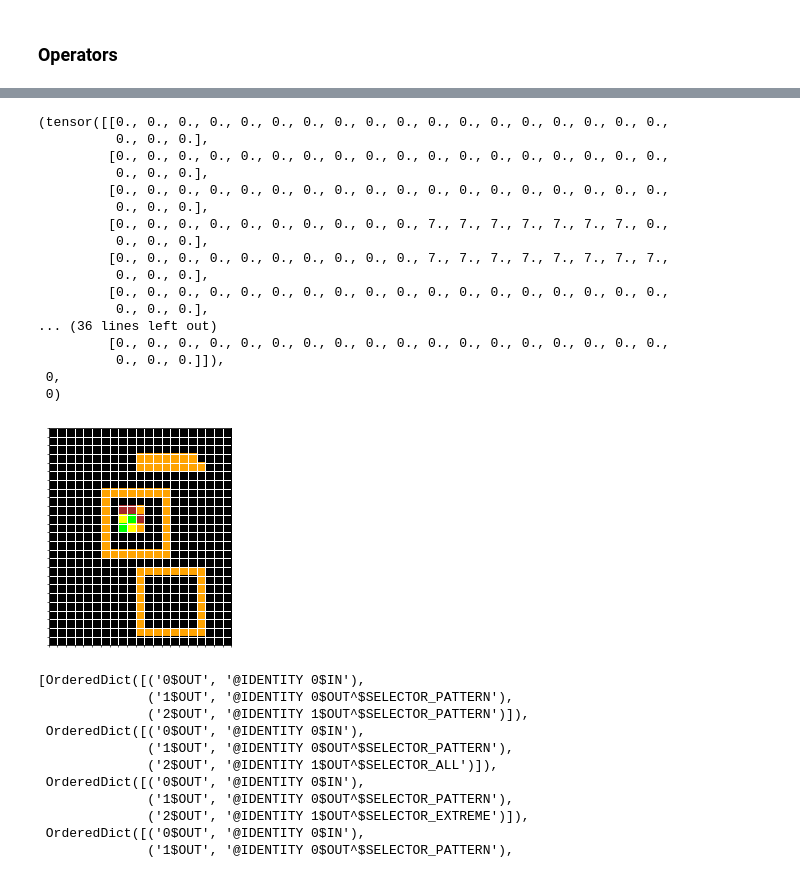
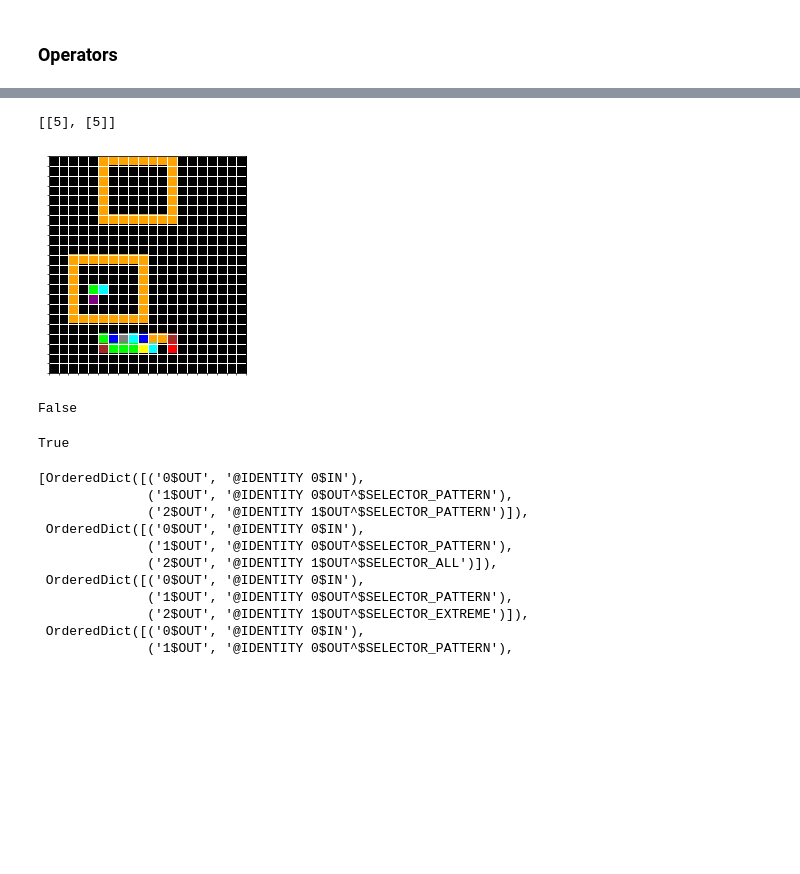
Before and after one commit to frankaging/BabyARC, a Jupyter notebook: code/dataset/demo.ipynb, the cells around one changed output, grey strips where cells are left out. Cells and saved outputs as stored; diff of their text form; code cells hidden in the pictures; blank space fills up the shorter version.

Commit message:
update operator

```diff
--- a/code/dataset/demo.ipynb
+++ b/code/dataset/demo.ipynb
@@ -681,2 +789,0 @@ class OperatorEngine(object):
-# %%
-canvas_new_list, _ = OperatorEngine().operate_rotate([canvas1, canvas2], [["obj_0"], ["obj_1"]])
@@ -704,24 +790,19 @@ canvas1.render()
+# %%
+OperatorEngine().select_numeric([canvas1, canvas2], [["obj_3"], ["obj_1"]])
+# %% [output]
+[[5], [5]]
 # %%
-canvas_new_list[0].render()
+_ = canvas_new_list[0].render()
 # %% [output]
-(tensor([[0., 0., 0., 0., 0., 0., 0., 0., 0., 0., 0., 0., 0., 0., 0., 0., 0., 0.,
-          0., 0., 0.],
-         [0., 0., 0., 0., 0., 0., 0., 0., 0., 0., 0., 0., 0., 0., 0., 0., 0., 0.,
-          0., 0., 0.],
-         [0., 0., 0., 0., 0., 0., 0., 0., 0., 0., 0., 0., 0., 0., 0., 0., 0., 0.,
-          0., 0., 0.],
-         [0., 0., 0., 0., 0., 0., 0., 0., 0., 0., 7., 7., 7., 7., 7., 7., 7., 0.,
-          0., 0., 0.],
-         [0., 0., 0., 0., 0., 0., 0., 0., 0., 0., 7., 7., 7., 7., 7., 7., 7., 7.,
-          0., 0., 0.],
-         [0., 0., 0., 0., 0., 0., 0., 0., 0., 0., 0., 0., 0., 0., 0., 0., 0., 0.,
-          0., 0., 0.],
-... (36 lines left out)
-         [0., 0., 0., 0., 0., 0., 0., 0., 0., 0., 0., 0., 0., 0., 0., 0., 0., 0.,
-          0., 0., 0.]]),
- 0,
- 0)
-[figure, old version]
+[figure, new version]
+# %%
+canvas_new_list[0].check_conflict(connect_allow=True)
+# %% [output]
+False
+# %%
+canvas1.check_conflict(connect_allow=True)
+# %% [output]
+True
 # %%
 graphs = OperatorEngine().sample_operator_graph(max_ops_depth=1)
 # %%
```
Also changed, not shown: parts of 11 cells of this notebook, 1 other file.
